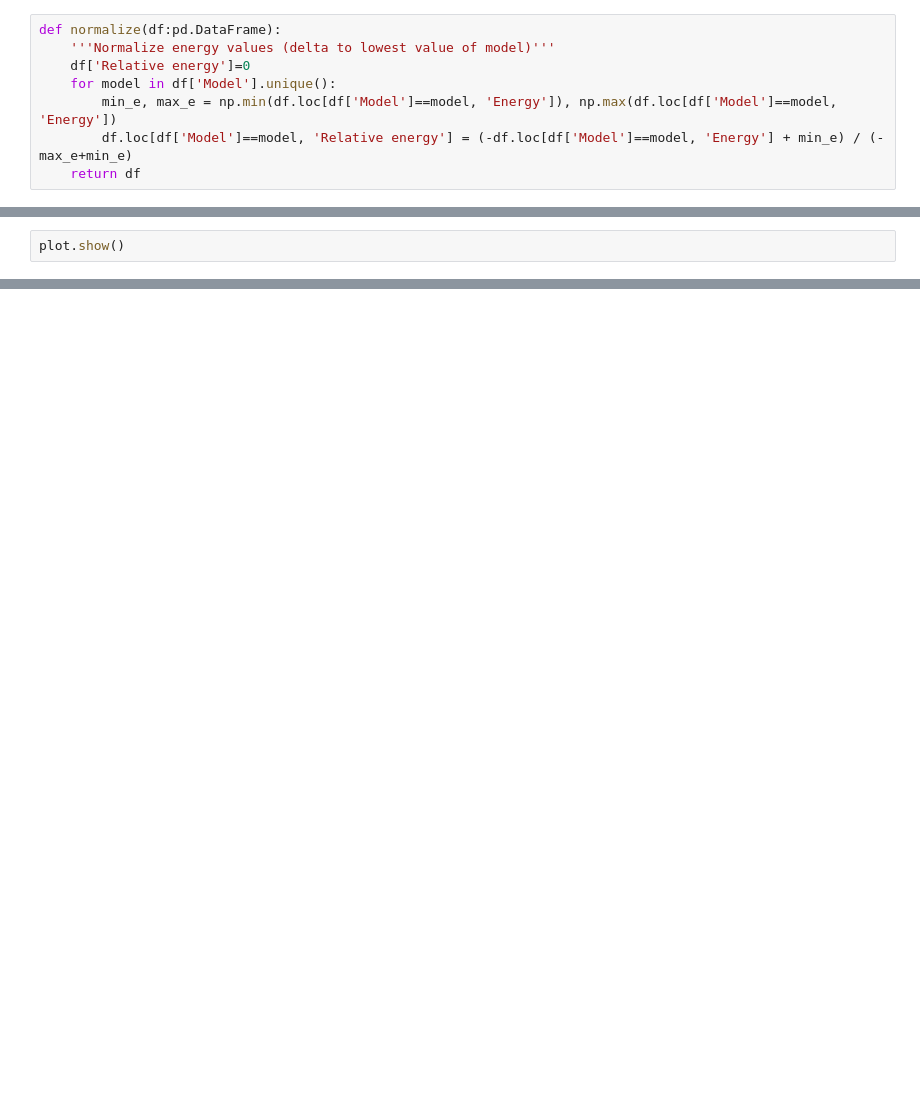
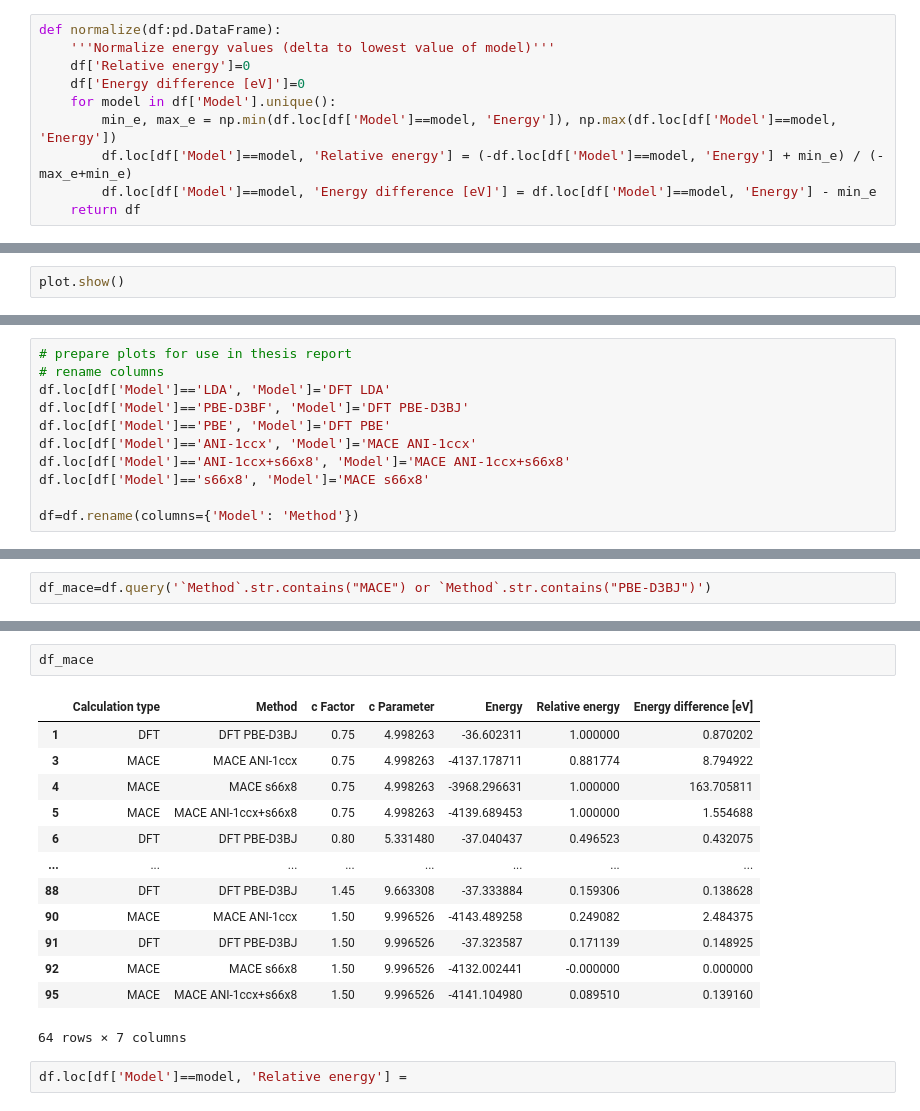
Before and after one commit to weltidom/Tools_MLIP, a Jupyter notebook: Queries+Visualization/graphite_cRange.ipynb, the cells around one changed output, grey strips where cells are left out. Cells and saved outputs as stored; diff of their text form; blank space fills up the shorter version.

```diff
--- a/Queries+Visualization/graphite_cRange.ipynb
+++ b/Queries+Visualization/graphite_cRange.ipynb
@@ -30,9 +31,11 @@ for i, row in data_dft.iterrows():
 def normalize(df:pd.DataFrame):
     '''Normalize energy values (delta to lowest value of model)'''
     df['Relative energy']=0
+    df['Energy difference [eV]']=0
     for model in df['Model'].unique():
         min_e, max_e = np.min(df.loc[df['Model']==model, 'Energy']), np.max(df.loc[df['Model']==model, 'Energy'])
         df.loc[df['Model']==model, 'Relative energy'] = (-df.loc[df['Model']==model, 'Energy'] + min_e) / (-max_e+min_e)
+        df.loc[df['Model']==model, 'Energy difference [eV]'] = df.loc[df['Model']==model, 'Energy'] - min_e
     return df
 # %%
 data_dft=normalize(data_dft)
@@ -47,0 +70,11 @@ plot.show()
+# %%
+# prepare plots for use in thesis report
+# rename columns
+df.loc[df['Model']=='LDA', 'Model']='DFT LDA'
+df.loc[df['Model']=='PBE-D3BF', 'Model']='DFT PBE-D3BJ'
+df.loc[df['Model']=='PBE', 'Model']='DFT PBE'
+df.loc[df['Model']=='ANI-1ccx', 'Model']='MACE ANI-1ccx'
+df.loc[df['Model']=='ANI-1ccx+s66x8', 'Model']='MACE ANI-1ccx+s66x8'
+df.loc[df['Model']=='s66x8', 'Model']='MACE s66x8'
+
+df=df.rename(columns={'Model': 'Method'})
@@ -47,0 +155,2 @@ plot.show()
+# %%
+df_mace=df.query('`Method`.str.contains("MACE") or `Method`.str.contains("PBE-D3BJ")')
@@ -47,0 +168,18 @@ plot.show()
+# %%
+df_mace
+# %% [output]
+|  | Calculation type | Method | c Factor | c Parameter | Energy | Relative energy | Energy difference [eV] |
+| 1 | DFT | DFT PBE-D3BJ | 0.75 | 4.998263 | -36.602311 | 1.000000 | 0.870202 |
+| 3 | MACE | MACE ANI-1ccx | 0.75 | 4.998263 | -4137.178711 | 0.881774 | 8.794922 |
+| 4 | MACE | MACE s66x8 | 0.75 | 4.998263 | -3968.296631 | 1.000000 | 163.705811 |
+| 5 | MACE | MACE ANI-1ccx+s66x8 | 0.75 | 4.998263 | -4139.689453 | 1.000000 | 1.554688 |
+| 6 | DFT | DFT PBE-D3BJ | 0.80 | 5.331480 | -37.040437 | 0.496523 | 0.432075 |
+| ... | ... | ... | ... | ... | ... | ... | ... |
+| 88 | DFT | DFT PBE-D3BJ | 1.45 | 9.663308 | -37.333884 | 0.159306 | 0.138628 |
+| 90 | MACE | MACE ANI-1ccx | 1.50 | 9.996526 | -4143.489258 | 0.249082 | 2.484375 |
+| 91 | DFT | DFT PBE-D3BJ | 1.50 | 9.996526 | -37.323587 | 0.171139 | 0.148925 |
+| 92 | MACE | MACE s66x8 | 1.50 | 9.996526 | -4132.002441 | -0.000000 | 0.000000 |
+| 95 | MACE | MACE ANI-1ccx+s66x8 | 1.50 | 9.996526 | -4141.104980 | 0.089510 | 0.139160 |
+64 rows × 7 columns
+# %%
+df.loc[df['Model']==model, 'Relative energy'] =
```
Also changed, not shown: parts of 19 cells of this notebook, 5 other files.
